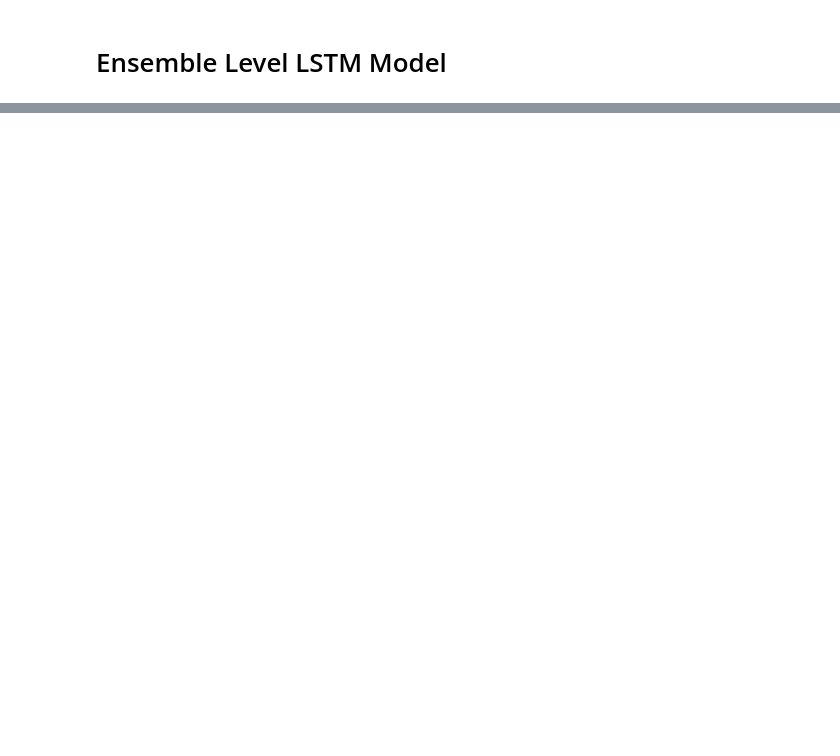
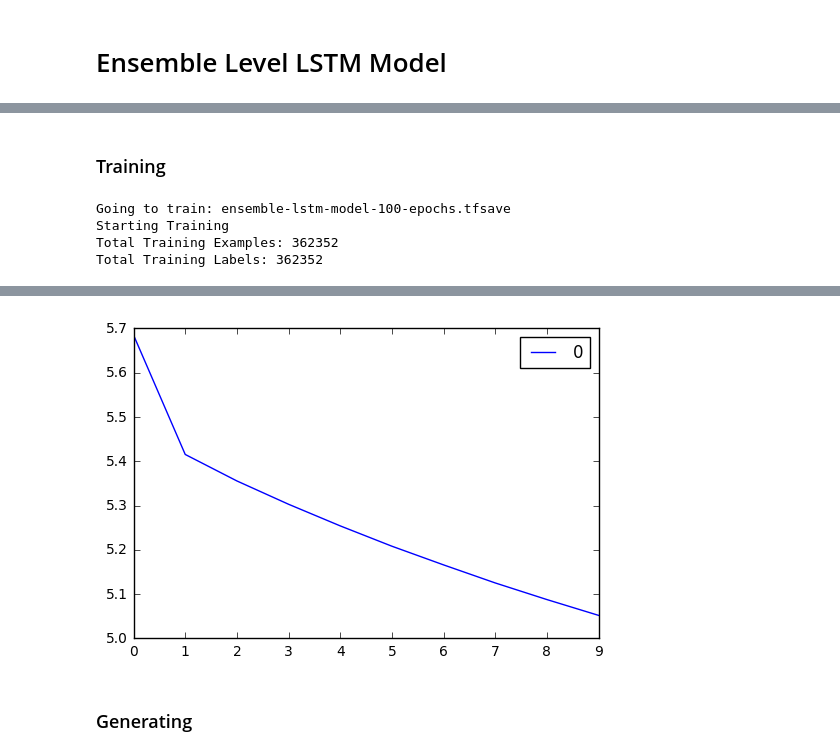
Before and after one commit to cpmpercussion/gesture-rnn, a Jupyter notebook: ensemble-level-LSTM-model.ipynb, the cells around one changed output, grey strips where cells are left out. Drawn from its saved outputs; the diff is of its cells as text; code cells hidden in the pictures; blank space fills up the shorter version.

Commit message:
first crack at a decent ensemble level model

```diff
--- a/ensemble-level-LSTM-model.ipynb
+++ b/ensemble-level-LSTM-model.ipynb
@@ -154,0 +222,51 @@ load_graph()
+# %% [markdown]
+### Training
+# %%
+num_epochs = 100
+tf.set_random_seed(2345)
+
+model_name = "ensemble-lstm-model-" + str(num_epochs) +  "-epochs.tfsave"
+print("Going to train: " + model_name)
+
+with tf.Session() as sess:
+    sess.run(tf.initialize_all_variables())
+    training_losses = []
+    print("Starting Training")
+    for i, epoch in enumerate(generate_epochs(num_epochs, num_steps, batch_size)):
+        ## Setup for each epoch
+        training_loss = 0
+        steps = 0
+        training_state = None
+        print("Starting Epoch " + str(i) + " of " + str(num_epochs))
+        for batch_data, batch_labels in epoch:
+            #print(batch_data.shape)
+            #print(batch_labels.shape)
+            ## Setup for each batch
+            feed = {x:batch_data, y:batch_labels}
+            if training_state is not None:
+                feed[init_state] = training_state
+            #print(str(feed))
+            ## Evaluate the train step
+            training_loss_current, training_state, _ = sess.run([total_loss,final_state,train_step],feed_dict=feed)
+            steps += 1
+            training_loss += training_loss_current
+            if (steps % 500 == 0):
+                print("Trained batch: " + str(steps) + " of " + str(len(epoch)) + " loss was: " + str(training_loss_current))
+        print("Trained Epoch " + str(i) + " of " + str(num_epochs))
+        training_losses.append(training_loss/steps)
+    ## Save the results
+    print("Finished Training, Saving Model.")
+    saver.save(sess,model_name)
+    print("Model was saved.")
+    #tf.train.Saver()
+# %% [output]
+Going to train: ensemble-lstm-model-100-epochs.tfsave
+Starting Training
+Total Training Examples: 362352
+Total Training Labels: 362352
+# %%
+## Plot Training Results:
+a = pd.DataFrame(training_losses)
+print("Epoch vs Training Losses")
+plt.show(a.plot())
+# %% [output]
@@ -154,0 +274,3 @@ load_graph()
+[figure, added]
+# %% [markdown]
+### Generating
```
Also changed, not shown: parts of 7 cells of this notebook.
